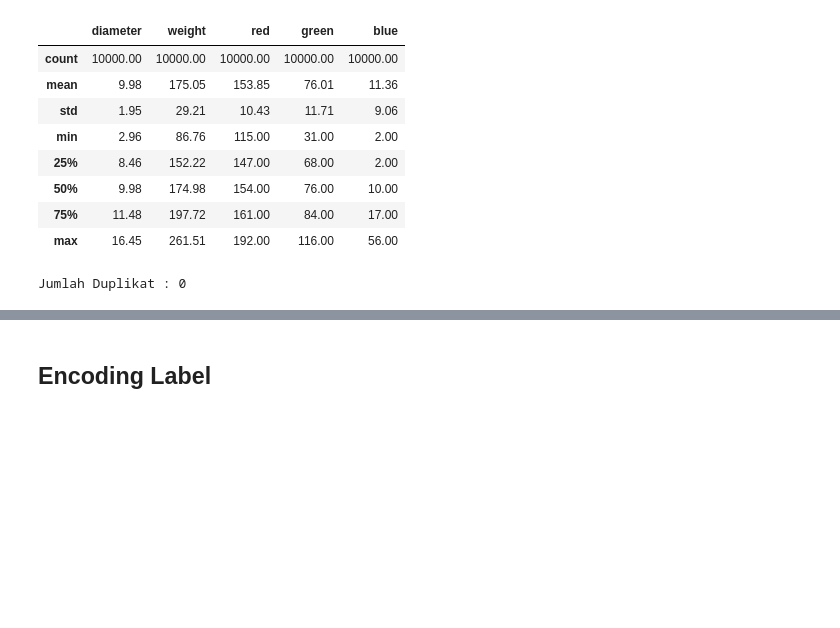
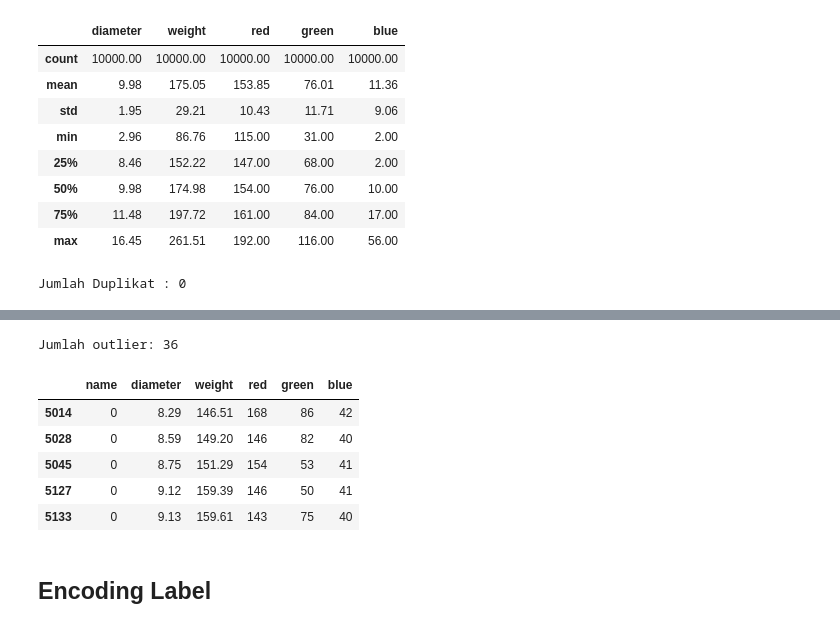
Before and after one commit to putriipuspita/UTS-Machine-Learning, a Jupyter notebook: KlasifikasiBuah.ipynb, the cells around one changed output, grey strips where cells are left out. Drawn from its saved outputs; the diff is of its cells as text; code cells hidden in the pictures; blank space fills up the shorter version.

```diff
--- a/KlasifikasiBuah.ipynb
+++ b/KlasifikasiBuah.ipynb
@@ -51,3 +106,25 @@ Jumlah Duplikat : 0
+# %%
+# Melihat Nilai Yang Keluar Dari Whisker
+Q1 = df_buah['blue'].quantile(0.25)
+Q3 = df_buah['blue'].quantile(0.75)
+
+IQR = Q3 - Q1
+
+batas_bawah = Q1 - 1.5 * IQR
+batas_atas = Q3 + 1.5 * IQR
+
+outlier = df_buah[(df_buah['blue'] < batas_bawah) | (df_buah['blue'] > batas_atas)]
+
+print("Jumlah outlier:", len(outlier))
+outlier.head()
+# %% [output]
+Jumlah outlier: 36
+|  | name | diameter | weight | red | green | blue |
+| 5014 | 0 | 8.29 | 146.51 | 168 | 86 | 42 |
+| 5028 | 0 | 8.59 | 149.20 | 146 | 82 | 40 |
+| 5045 | 0 | 8.75 | 151.29 | 154 | 53 | 41 |
+| 5127 | 0 | 9.12 | 159.39 | 146 | 50 | 41 |
+| 5133 | 0 | 9.13 | 159.61 | 143 | 75 | 40 |
 # %% [markdown]
 ## Encoding Label
 # %%
```
Also changed, not shown: parts of 12 cells of this notebook.
